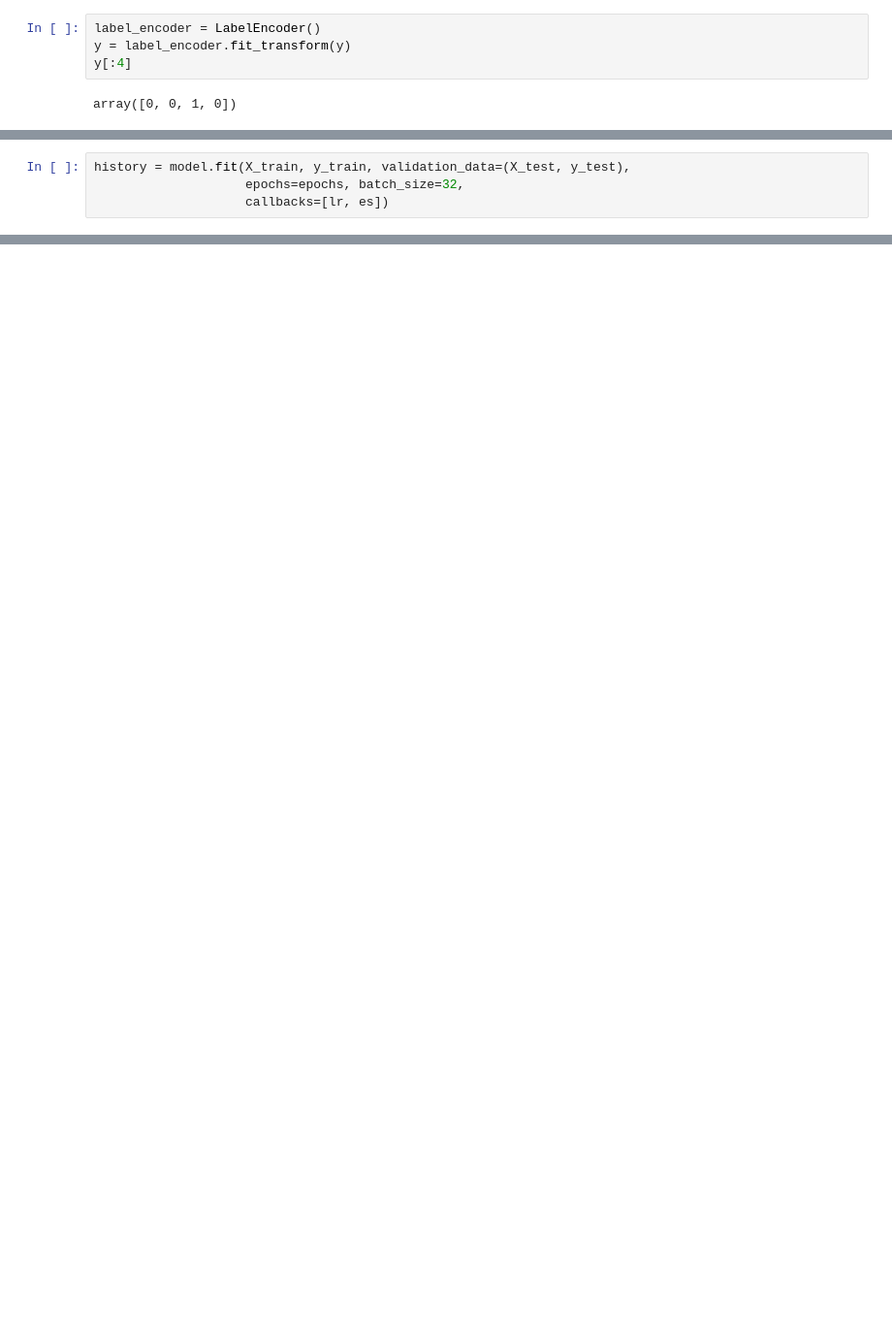
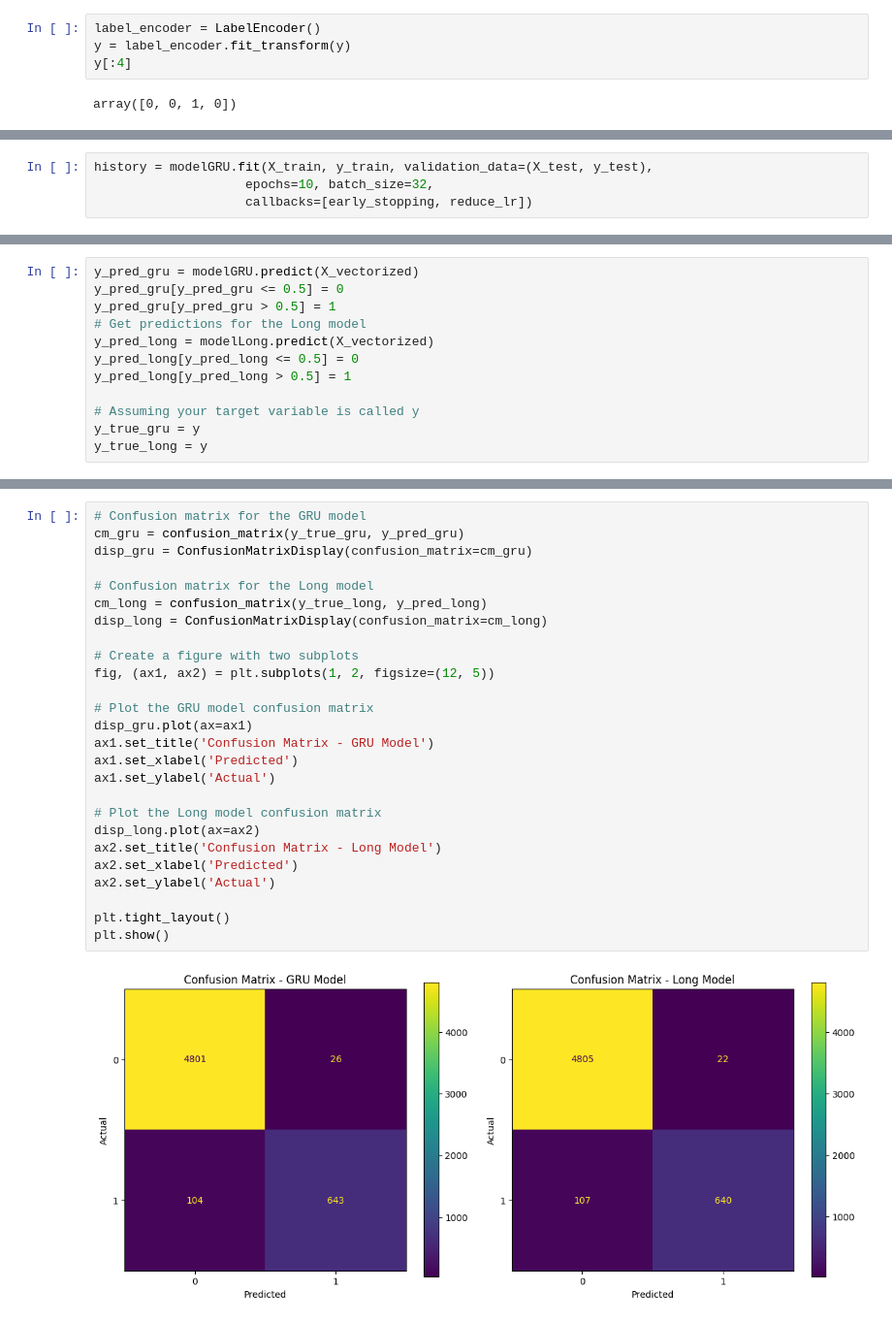
Before and after one commit to ChristianHougaardPedersen/MAL2, a Jupyter notebook: 3_Detecting_Spam/DetectingSpam.ipynb, the cells around one changed output, grey strips where cells are left out. Shown at 97% size. Drawn from its saved outputs; the diff is of its cells as text; blank space fills up the shorter version.

```diff
--- a/3_Detecting_Spam/DetectingSpam.ipynb
+++ b/3_Detecting_Spam/DetectingSpam.ipynb
@@ -180,6 +192,6 @@ es = tf.keras.callbacks.EarlyStopping(patience=5, monitor='val_loss', restore_be
 # %%
-history = model.fit(X_train, y_train, validation_data=(X_test, y_test),
-                    epochs=epochs, batch_size=32,
-                    callbacks=[lr, es])
+history = modelGRU.fit(X_train, y_train, validation_data=(X_test, y_test),
+                    epochs=10, batch_size=32,
+                    callbacks=[early_stopping, reduce_lr])
 # %% [output]
 Epoch 1/10
@@ -237,0 +230,12 @@ array(["Free entry in 2 a wkly comp to win FA Cup final tkts 21st May 2005. Text
+# %%
+y_pred_gru = modelGRU.predict(X_vectorized)
+y_pred_gru[y_pred_gru <= 0.5] = 0
+y_pred_gru[y_pred_gru > 0.5] = 1
+# Get predictions for the Long model
+y_pred_long = modelLong.predict(X_vectorized)
+y_pred_long[y_pred_long <= 0.5] = 0
+y_pred_long[y_pred_long > 0.5] = 1
+
+# Assuming your target variable is called y
+y_true_gru = y
+y_true_long = y
@@ -237,0 +245,28 @@ array(["Free entry in 2 a wkly comp to win FA Cup final tkts 21st May 2005. Text
+# %%
+# Confusion matrix for the GRU model
+cm_gru = confusion_matrix(y_true_gru, y_pred_gru)
+disp_gru = ConfusionMatrixDisplay(confusion_matrix=cm_gru)
+
+# Confusion matrix for the Long model
+cm_long = confusion_matrix(y_true_long, y_pred_long)
+disp_long = ConfusionMatrixDisplay(confusion_matrix=cm_long)
+
+# Create a figure with two subplots
+fig, (ax1, ax2) = plt.subplots(1, 2, figsize=(12, 5))
+
+# Plot the GRU model confusion matrix
+disp_gru.plot(ax=ax1)
+ax1.set_title('Confusion Matrix - GRU Model')
+ax1.set_xlabel('Predicted')
+ax1.set_ylabel('Actual')
+
+# Plot the Long model confusion matrix
+disp_long.plot(ax=ax2)
+ax2.set_title('Confusion Matrix - Long Model')
+ax2.set_xlabel('Predicted')
+ax2.set_ylabel('Actual')
+
+plt.tight_layout()
+plt.show()
+# %% [output]
+[figure, added]
```
Also changed, not shown: parts of 30 cells of this notebook, 1 other file.
